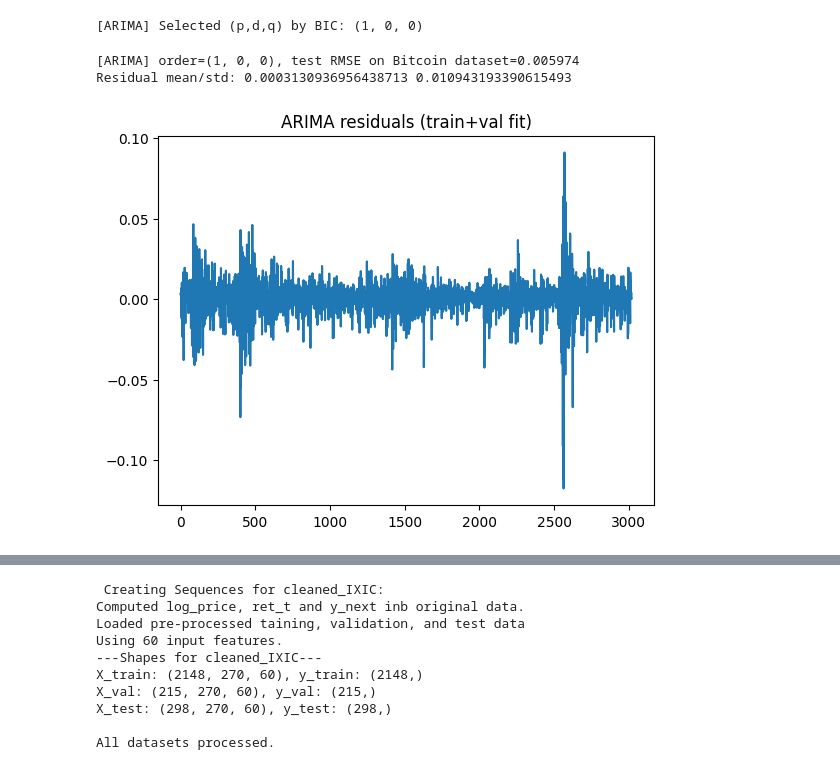
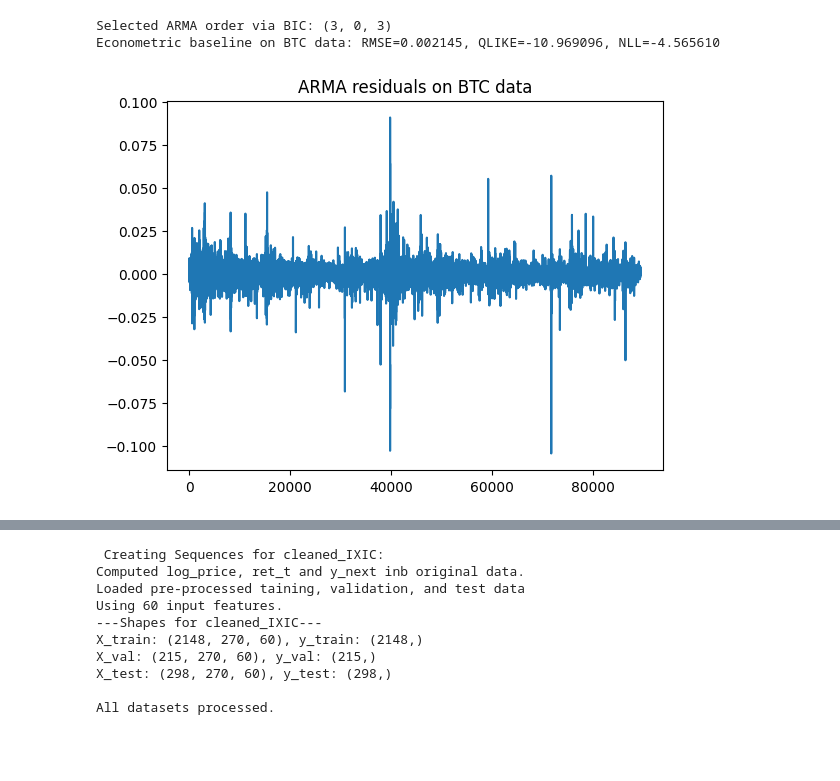
Before and after one commit to micyiucm/Prob-Mamba, a Jupyter notebook: Notebooks/experiments.ipynb, the cells around one changed output, grey strips where cells are left out. Cells and saved outputs as stored; diff of their text form; code cells hidden in the pictures.

```diff
--- a/Notebooks/experiments.ipynb
+++ b/Notebooks/experiments.ipynb
@@ -147,15 +97,28 @@ Residual mean/std: 0.0003130936956438713 0.010943193390615493
 # %%
-# ARIMA on Bitcoin data
-train_df = feather.read_feather(data_dir / "cleaned_Bitcoin_train.arrow")
-val_df   = feather.read_feather(data_dir / "cleaned_Bitcoin_val.arrow")
-test_df  = feather.read_feather(data_dir / "cleaned_Bitcoin_test.arrow")
+# Econometric baseline on BTC data
+train_df = feather.read_feather(data_dir / "BTC_USDT-5m_train.feather")
+val_df   = feather.read_feather(data_dir / "BTC_USDT-5m_val.feather")
+test_df  = feather.read_feather(data_dir / "BTC_USDT-5m_test.feather")
+# 1. ARMA mean
+order, arma_rmse, mu_fc, arma_fit = arma_fit_forecast(
+    train_df, val_df, test_df, target_col='y_next', return_fit=True
+)
 
-order, rmse, fc, fit_res = arima_fit_forecast(train_df, val_df, test_df, return_fit=True)
-print(f"[ARIMA] order={order}, test RMSE on Bitcoin dataset={rmse:.6f}")
-print("Residual mean/std:", resid.mean(), resid.std())
-plt.plot(resid); plt.title("ARIMA residuals (train+val fit)"); plt.show()
+# 2 GARCH variance on ARMA residuals
+g_rmse, g_qlike, g_nll, mu_hat, var_hat = garch_fit_forecast(
+    train_df, val_df, test_df, target_col='y_next',
+    dist='normal', scale=1000,
+    mu_trval=arma_fit.fittedvalues,  # train+val fitted mean
+    mu_test=mu_fc                    # test mean forecasts
+)
+
+# Results
+print(f"Econometric baseline on BTC data: RMSE={arma_rmse:.6f}, QLIKE={g_qlike:.6f}, NLL={g_nll:.6f}")
+resid = pd.Series(arma_fit.resid, dtype="float64").dropna().reset_index(drop=True)
+plt.plot(resid.values)
+plt.title("ARMA residuals on BTC data")
+plt.show()
 # %% [output]
-[ARIMA] Selected (p,d,q) by BIC: (1, 0, 0)
+Selected ARMA order via BIC: (3, 0, 3)
+Econometric baseline on BTC data: RMSE=0.002145, QLIKE=-10.969096, NLL=-4.565610
-[ARIMA] order=(1, 0, 0), test RMSE on Bitcoin dataset=0.005974
-Residual mean/std: 0.0003130936956438713 0.010943193390615493
-[figure, old version]
+[figure, new version]
```
Also changed, not shown: parts of 13 cells of this notebook.
